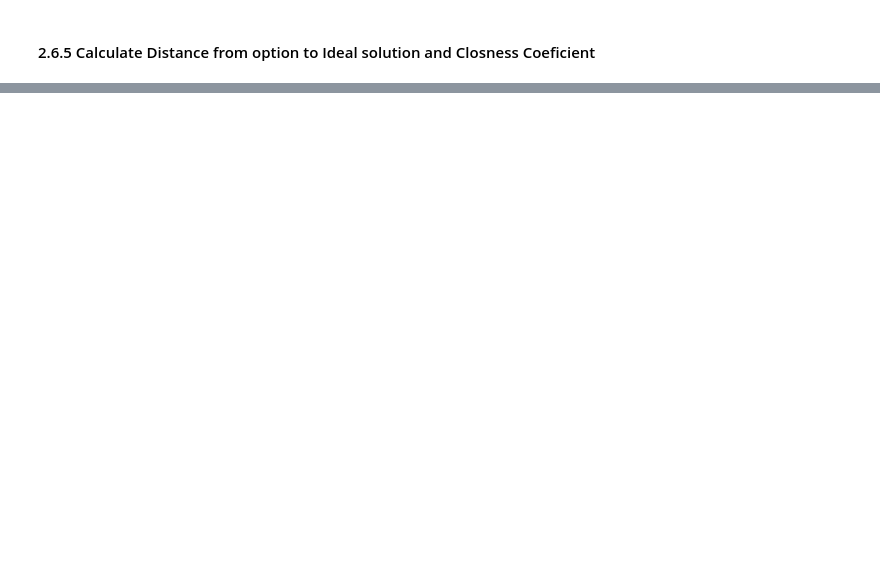
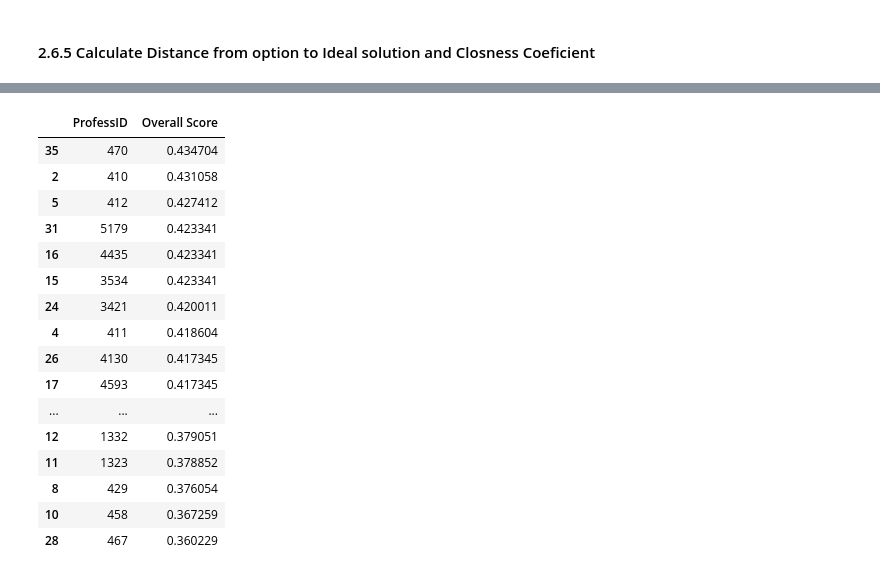
Before and after one commit to Pedro4064/MCDM-Fuzzy---GDE, a Jupyter notebook: src/fuzzy_analysis.ipynb, the cells around one changed output, grey strips where cells are left out. Drawn from its saved outputs; the diff is of its cells as text; code cells hidden in the pictures; blank space fills up the shorter version.

```diff
--- a/src/fuzzy_analysis.ipynb
+++ b/src/fuzzy_analysis.ipynb
@@ -239,0 +404,20 @@ Quality Of Explanation Score
+# %%
+pd.DataFrame(closeness_coeficientes['Baixo Aproveitamento']).sort_values(by='Overall Score', ascending=False)
+# %% [output]
+|  | ProfessID | Overall Score |
+| 35 | 470 | 0.434704 |
+| 2 | 410 | 0.431058 |
+| 5 | 412 | 0.427412 |
+| 31 | 5179 | 0.423341 |
+| 16 | 4435 | 0.423341 |
+| 15 | 3534 | 0.423341 |
+| 24 | 3421 | 0.420011 |
+| 4 | 411 | 0.418604 |
+| 26 | 4130 | 0.417345 |
+| 17 | 4593 | 0.417345 |
+| ... | ... | ... |
+| 12 | 1332 | 0.379051 |
+| 11 | 1323 | 0.378852 |
+| 8 | 429 | 0.376054 |
+| 10 | 458 | 0.367259 |
+| 28 | 467 | 0.360229 |
```
Also changed, not shown: parts of 18 cells of this notebook.
